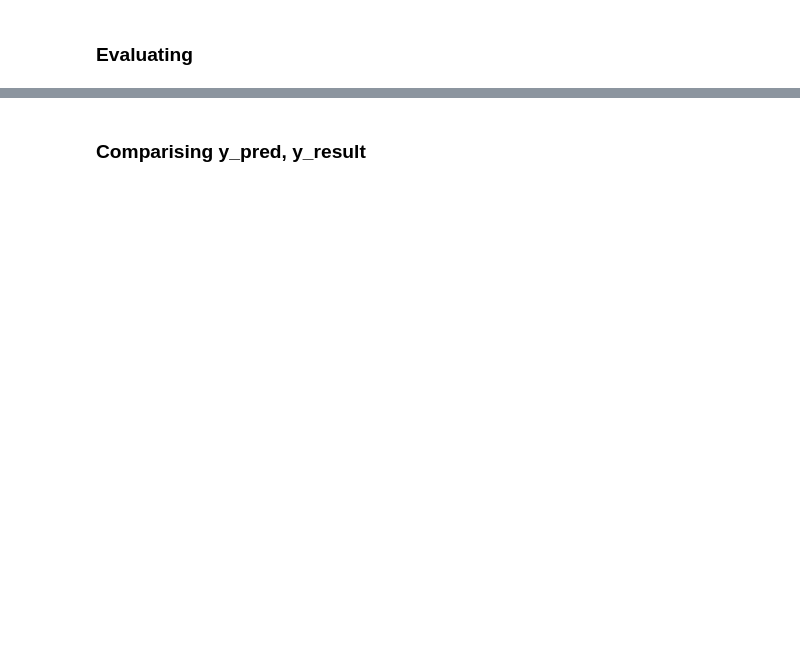
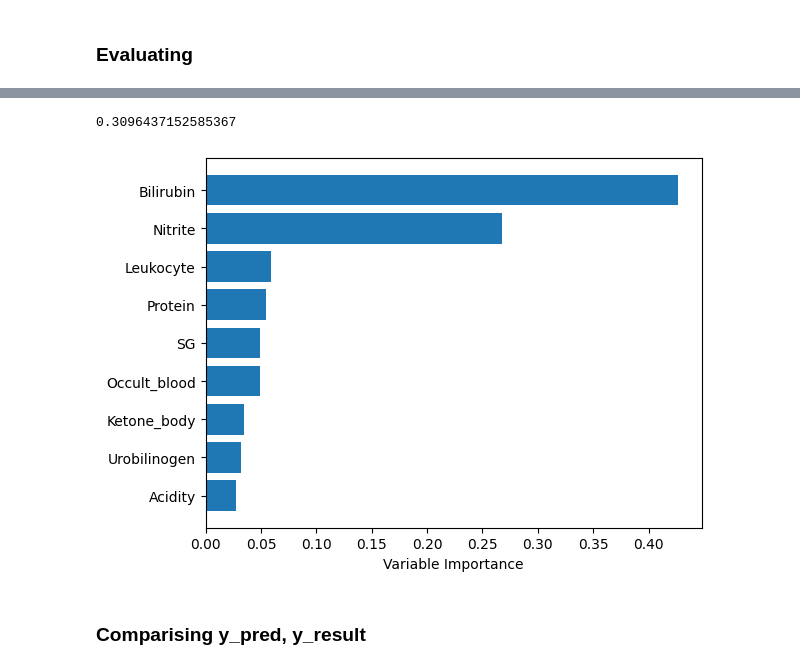
Before and after one commit to Choi-JaeSung/Industrial_AI_Challenge_2022, a Jupyter notebook: Modeling/Modeling_Glucose.ipynb, the cells around one changed output, grey strips where cells are left out. Cells and saved outputs as stored; diff of their text form; code cells hidden in the pictures; blank space fills up the shorter version.

```diff
--- a/Modeling/Modeling_Glucose.ipynb
+++ b/Modeling/Modeling_Glucose.ipynb
@@ -172,3 +218,19 @@ Average Error:  0.03434275926822314
+# %%
+grid.best_score_
+# %% [output]
+0.3096437152585367
+# %%
+# Feature Importance
+
+feature_importance = grid.best_estimator_.feature_importances_
+sorted_idx = np.argsort(feature_importance)
+barPos = np.arange(sorted_idx.shape[0])+.5
+plt.barh(barPos, feature_importance[sorted_idx], align='center')
+plt.yticks(barPos, dataset.columns[sorted_idx])
+plt.xlabel('Variable Importance')
+plt.show()
+# %% [output]
+[figure, added]
 # %% [markdown]
 ### Comparising y_pred, y_result
 # %%
```
Also changed, not shown: parts of 140 cells of this notebook, 8 other files.
